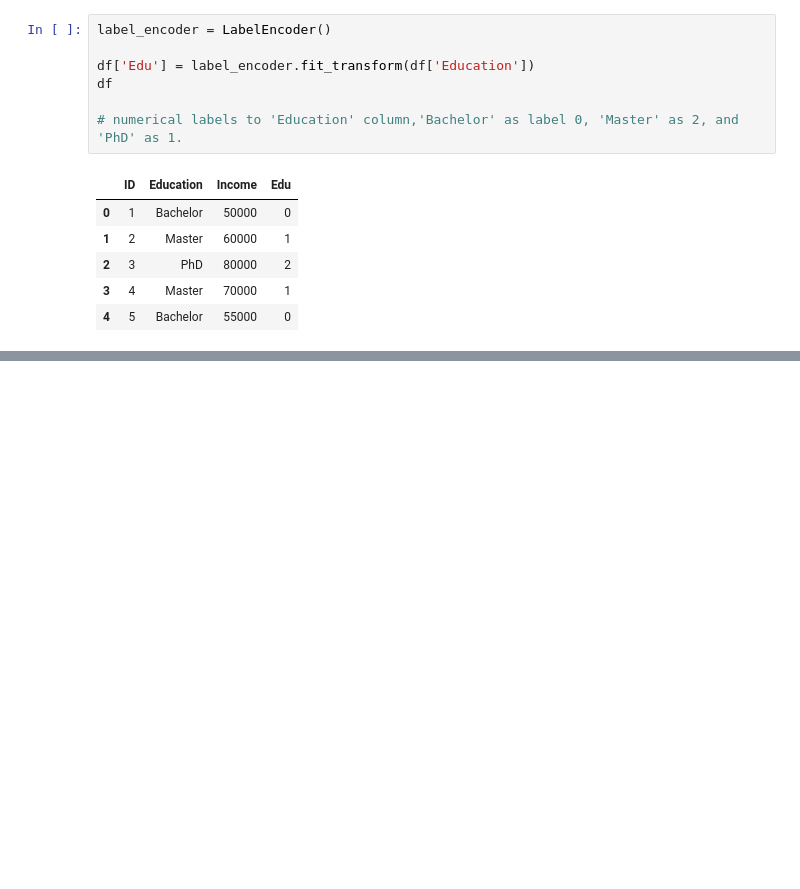
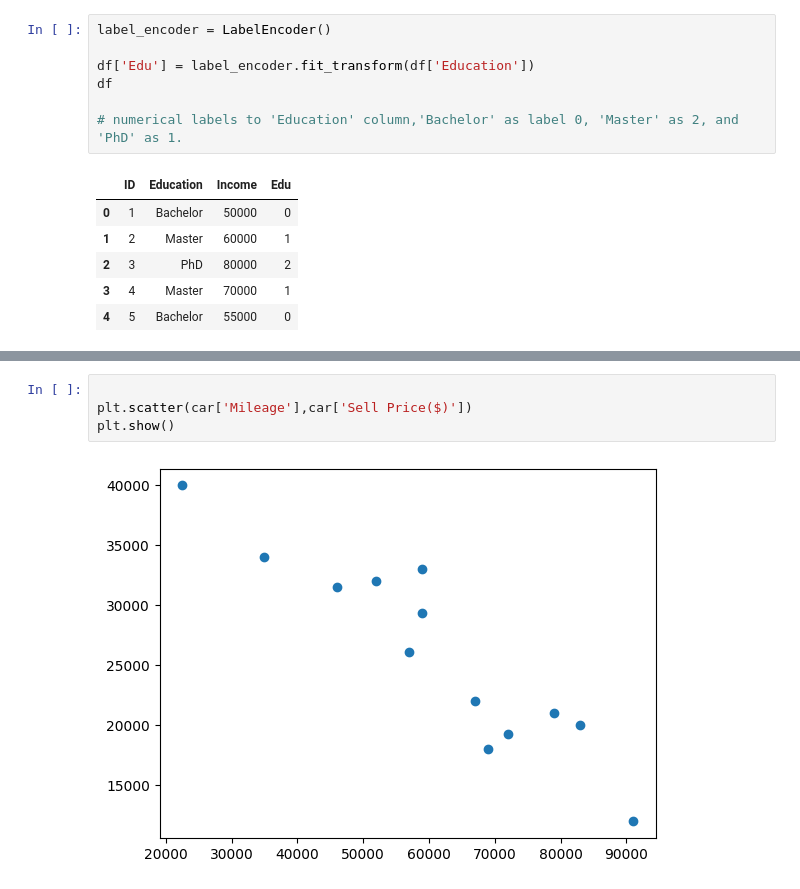
Before and after one commit to Sonalisurvee/Data_Science_Practice-_Set1, a Jupyter notebook: Data_preprocessing/feature engineering.ipynb, the cells around one changed output, grey strips where cells are left out. Drawn from its saved outputs; the diff is of its cells as text; blank space fills up the shorter version.

```diff
--- a/Data_preprocessing/feature engineering.ipynb
+++ b/Data_preprocessing/feature engineering.ipynb
@@ -70,0 +497,6 @@ df
+# %%
+
+plt.scatter(car['Mileage'],car['Sell Price($)'])
+plt.show()
+# %% [output]
+[figure, added]
```
Also changed, not shown: parts of 55 cells of this notebook, 2 other files.
